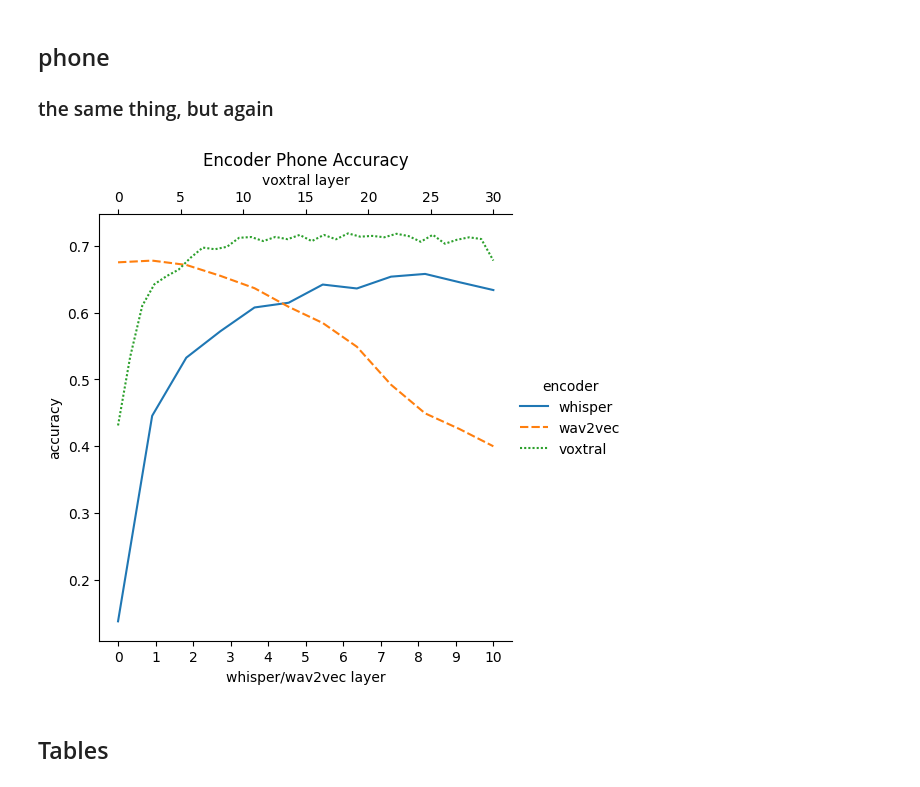
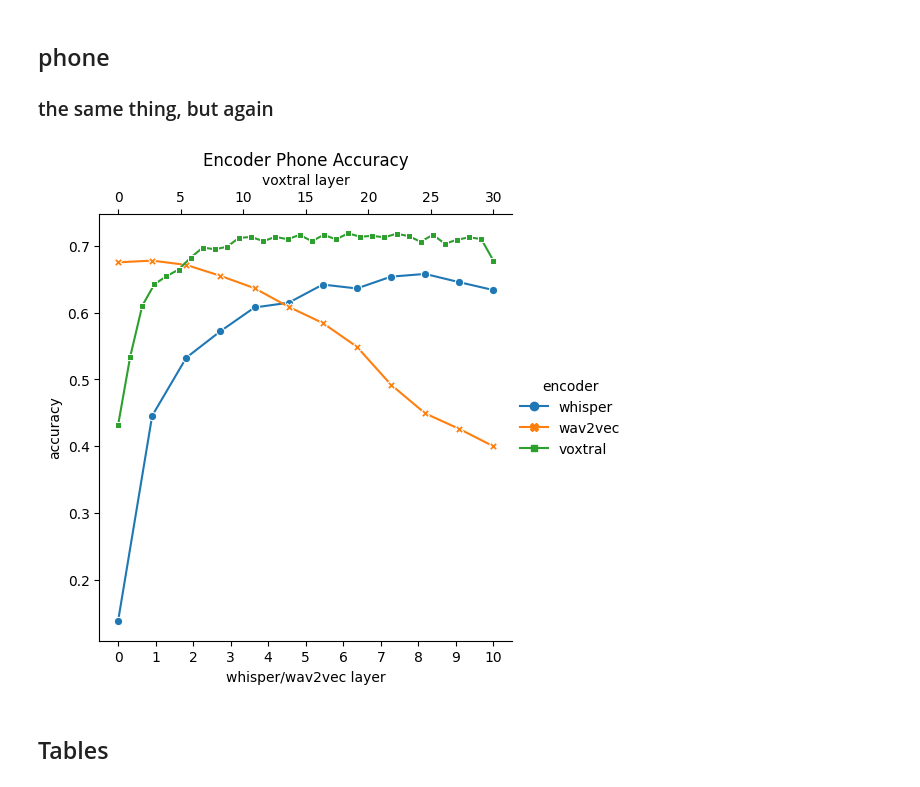
Before and after one commit to atenine/spatula, a Jupyter notebook: draw_charts.ipynb, the cells around one changed output. Saved outputs shown, nothing was run; the diff lists cells and outputs as text; code cells hidden in the pictures.

```diff
--- a/draw_charts.ipynb
+++ b/draw_charts.ipynb
@@ -121,55 +196,57 @@ accuracy:       0.5046689213621764
 ### the same thing, but again
 # %%
 # load our predictions for manners of articulation
-df_stats = pd.DataFrame(columns=['encoder', 'layer', 'class', 'accuracy'])
+phone_stats = pd.DataFrame(columns=['encoder', 'layer', 'class', 'accuracy', 'precision', 'recall', 'F1'])
 
 for i in range(12):
     # print("predictions/whisperMOA/layer" + str(i) + ".csv")
-    layer_df = df_to_accuracy(pd.read_csv("predictions/whisperPhone/layer" + str(i) + ".csv"))
+    layer_df = df_to_metrics(pd.read_csv("predictions/whisperPhone/layer" + str(i) + ".csv"))
 
-    for class_name, accuracy in layer_df.items():
-        df_stats.loc[len(df_stats)] = ['whisper', i, class_name, accuracy]
+    for class_name, metrics in layer_df.iterrows():
+        phone_stats.loc[len(phone_stats)] = ['whisper', i, class_name, metrics['accuracy'], metrics['precision'], metrics['recall'], metrics['F1']]
 
 for i in range(12):
-    layer_df = df_to_accuracy(pd.read_csv("predictions/wav2vecPhone/layer" + str(i) + ".csv"))
+    layer_df = df_to_metrics(pd.read_csv("predictions/wav2vecPhone/layer" + str(i) + ".csv"))
 
-    for class_name, accuracy in layer_df.items():
-        df_stats.loc[len(df_stats)] = ['wav2vec', i, class_name, accuracy]
+    for class_name, metrics in layer_df.iterrows():
+        phone_stats.loc[len(phone_stats)] = ['wav2vec', i, class_name, metrics['accuracy'], metrics['precision'], metrics['recall'], metrics['F1']]
 
 for i in range(32):
-    layer_df = df_to_accuracy(pd.read_csv("predictions/voxtralPhone/layer" + str(i) + ".csv"))
+    layer_df = df_to_metrics(pd.read_csv("predictions/voxtralPhone/layer" + str(i) + ".csv"))
 
-    for class_name, accuracy in layer_df.items():
-        df_stats.loc[len(df_stats)] = ['voxtral', i, class_name, accuracy]
+    for class_name, metrics in layer_df.iterrows():
+        phone_stats.loc[len(phone_stats)] = ['voxtral', i, class_name, metrics['accuracy'], metrics['precision'], metrics['recall'], metrics['F1']]
 # %%
 # normalizes
 # ------------------------------------------------------- for each encoder,       get the max layer
-df_stats["layerNorm"] = df_stats["layer"] / df_stats.groupby("encoder")["layer"].transform("max")
+phone_stats["layerNorm"] = phone_stats["layer"] / phone_stats.groupby("encoder")["layer"].transform("max")
 # %%
-# print(df_stats)
+# print(phone_stats)
 
 fig = sns.relplot(
-    data=df_stats[df_stats["class"] == "total"],
-    kind="line",
+    data=phone_stats[phone_stats["class"] == "total"], kind="line",
     x="layerNorm", y="accuracy",
     hue="encoder", style="encoder",
+    markers=True, dashes=False
     # height=3, aspect=1.6
 )
 
 ax = fig.ax
 
 ax.set_xticks([i/10 for i in range(11)])
 ax.set_xticklabels(i for i in range(11))
 ax.set_xlabel("whisper/wav2vec layer")
 
+# ax.set_ybound(0, 1)
+
 top_ax = ax.secondary_xaxis("top", functions=(lambda x: x * 30, lambda x: x / 30))
 top_ax.set_xticks(range(0, 31, 5))
 top_ax.set_xlabel("voxtral layer")
 
 ax.set_title("Encoder Phone Accuracy")
 plt.savefig("figures/layerwisePhoneAccuracy.png", bbox_inches="tight")
 # %% [output]
-[figure, old version]
+[figure, new version]
 # %% [markdown]
 ## Tables
 # %%
```
Also changed, not shown: parts of 6 cells of this notebook, 2 other files.
